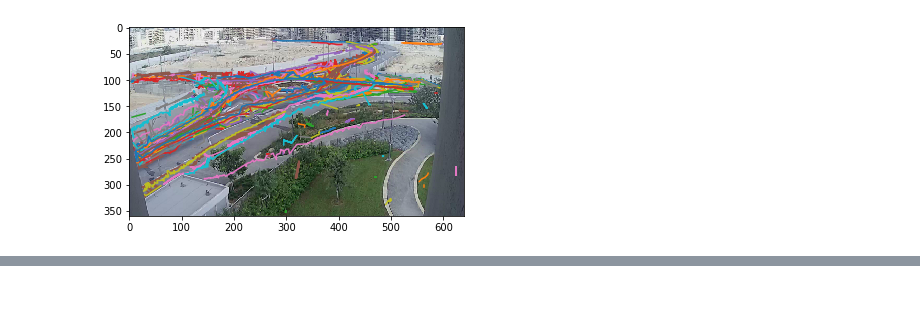
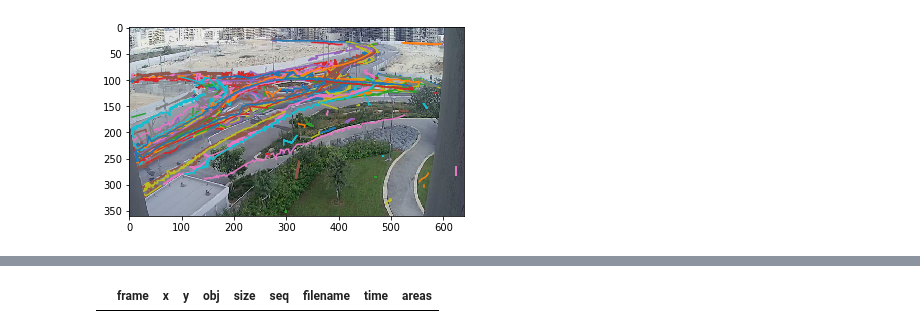
Before and after one commit to chanami/excellenteam-draw-paths, a Jupyter notebook: myfuncs.ipynb, the cells around one changed output, grey strips where cells are left out. Saved outputs shown, nothing was run; the diff lists cells and outputs as text; code cells hidden in the pictures; blank space fills up the shorter version.

```diff
--- a/myfuncs.ipynb
+++ b/myfuncs.ipynb
@@ -104,0 +100,14 @@ plt.show()
+# %%
+areas=[53,54]
+a_set=set(areas)
+da=pd.DataFrame(columns=["frame", "x", "y", "obj", "size", "seq", "filename", "time", "areas"])
+list=[]
+for x in a_set:
+    df[df.areas==x]
+
+# da.append(list)
+# objs[objs['areas'].isin(a_set)]
+# data_as = self.last[self.last.areas.isin(a_set)]
+da
+# %% [output]
+|  | frame | x | y | obj | size | seq | filename | time | areas |
```
Also changed, not shown: parts of 3 cells of this notebook, 3 other files.
